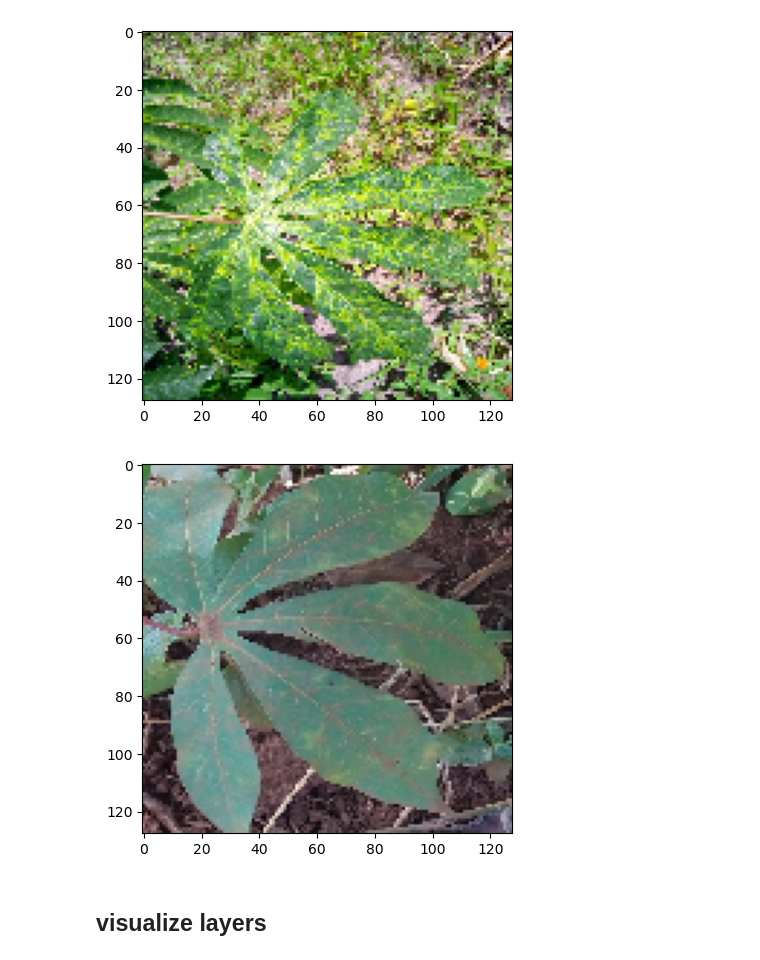
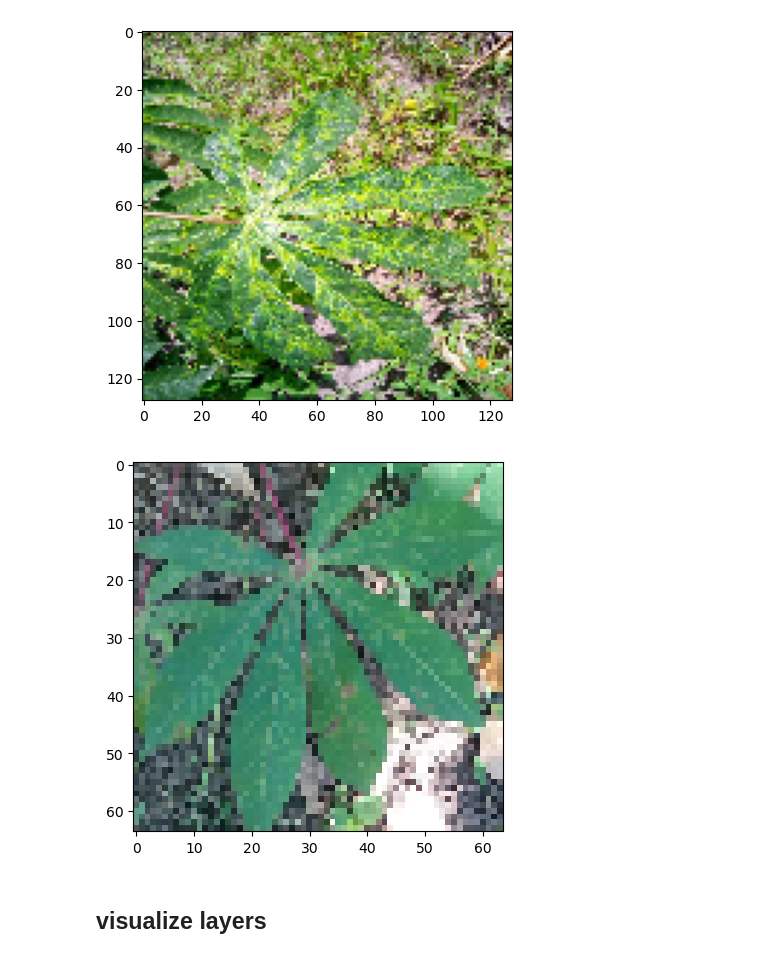
Before and after one commit to lalynjay/cassava_classification, a Jupyter notebook: full_notebook.ipynb, the cells around one changed output. Saved outputs shown, nothing was run; the diff lists cells and outputs as text; code cells hidden in the pictures.

```diff
--- a/full_notebook.ipynb
+++ b/full_notebook.ipynb
@@ -1443,10 +1443,10 @@ plt.show()
 [figure]
 # %%
 
-plt.imshow(test_images[0])
+plt.imshow(train_images[0].astype('uint8'))
 plt.show()
 # %% [output]
-[figure, old version]
+[figure, new version]
 # %% [markdown]
 ## visualize layers
 # %%
```
Also changed, not shown: 1 other file.
